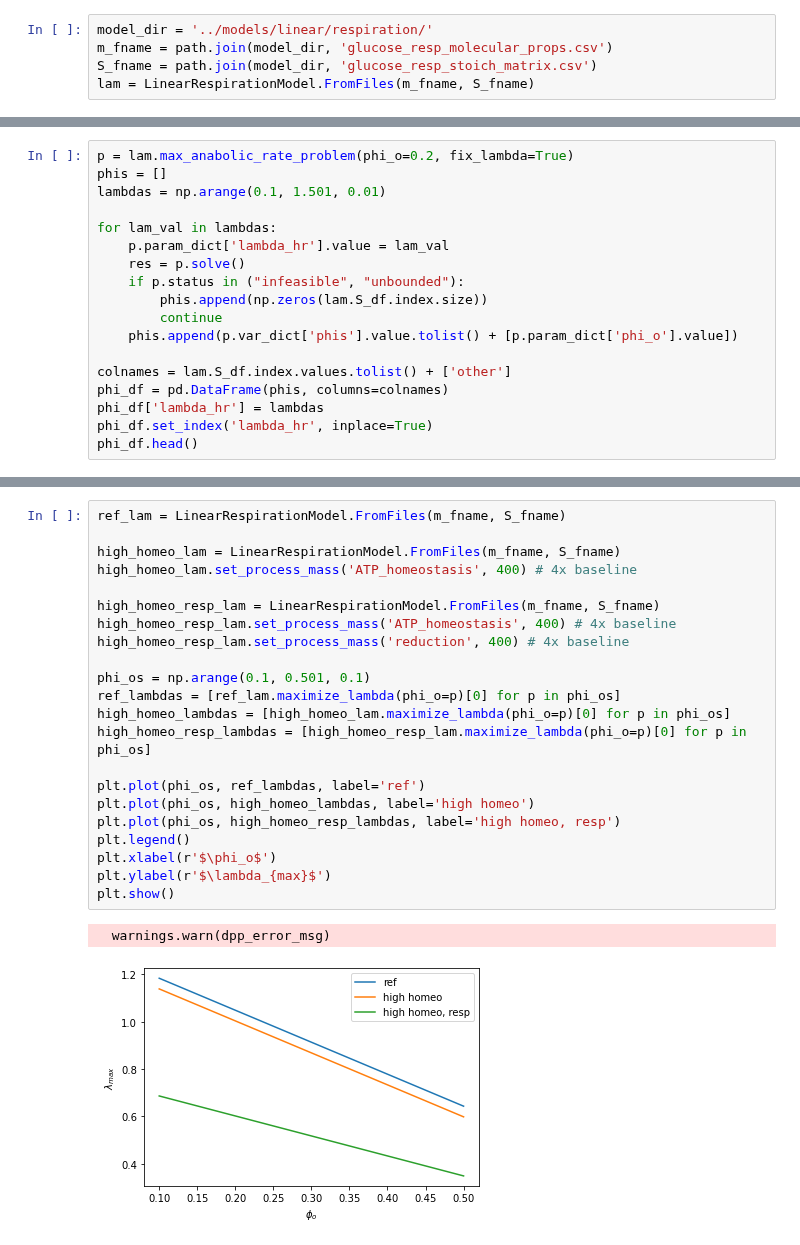
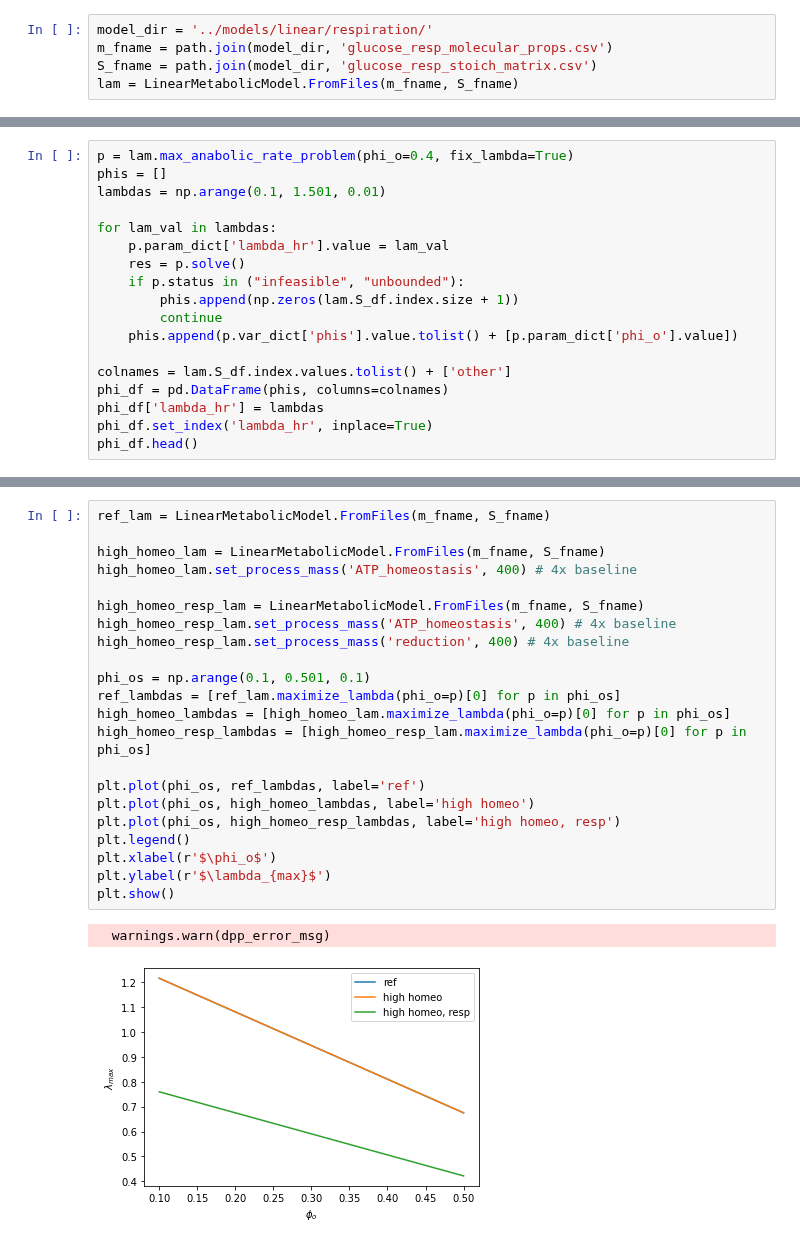
Before and after one commit to flamholz/redox-proteome, a Jupyter notebook: notebooks/LinearizedRespModel.ipynb, the cells around one changed output, grey strips where cells are left out. Drawn from its saved outputs; the diff is of its cells as text.

```diff
--- a/notebooks/LinearizedRespModel.ipynb
+++ b/notebooks/LinearizedRespModel.ipynb
@@ -13,5 +13,5 @@ from SALib import ProblemSpec
 model_dir = '../models/linear/respiration/'
 m_fname = path.join(model_dir, 'glucose_resp_molecular_props.csv')
 S_fname = path.join(model_dir, 'glucose_resp_stoich_matrix.csv')
-lam = LinearRespirationModel.FromFiles(m_fname, S_fname)
+lam = LinearMetabolicModel.FromFiles(m_fname, S_fname)
 # %%
@@ -41,5 +42,5 @@ p.value
 # %%
-p = lam.max_anabolic_rate_problem(phi_o=0.2, fix_lambda=True)
+p = lam.max_anabolic_rate_problem(phi_o=0.4, fix_lambda=True)
 phis = []
 lambdas = np.arange(0.1, 1.501, 0.01)
 
@@ -47,7 +48,7 @@ for lam_val in lambdas:
     p.param_dict['lambda_hr'].value = lam_val
     res = p.solve()
     if p.status in ("infeasible", "unbounded"):
-        phis.append(np.zeros(lam.S_df.index.size))
+        phis.append(np.zeros(lam.S_df.index.size + 1))
         continue
     phis.append(p.var_dict['phis'].value.tolist() + [p.param_dict['phi_o'].value])
 
@@ -184,25 +185,25 @@ res_df[mask][cols].sort_values('lambda_max', ascending=False)
 # %%
-ref_lam = LinearRespirationModel.FromFiles(m_fname, S_fname)
+ref_lam = LinearMetabolicModel.FromFiles(m_fname, S_fname)
 
-high_homeo_lam = LinearRespirationModel.FromFiles(m_fname, S_fname)
+high_homeo_lam = LinearMetabolicModel.FromFiles(m_fname, S_fname)
 high_homeo_lam.set_process_mass('ATP_homeostasis', 400) # 4x baseline
 
-high_homeo_resp_lam = LinearRespirationModel.FromFiles(m_fname, S_fname)
+high_homeo_resp_lam = LinearMetabolicModel.FromFiles(m_fname, S_fname)
 high_homeo_resp_lam.set_process_mass('ATP_homeostasis', 400) # 4x baseline
 high_homeo_resp_lam.set_process_mass('reduction', 400) # 4x baseline
 
 phi_os = np.arange(0.1, 0.501, 0.1)
 ref_lambdas = [ref_lam.maximize_lambda(phi_o=p)[0] for p in phi_os]
 high_homeo_lambdas = [high_homeo_lam.maximize_lambda(phi_o=p)[0] for p in phi_os]
 high_homeo_resp_lambdas = [high_homeo_resp_lam.maximize_lambda(phi_o=p)[0] for p in phi_os]
 
 plt.plot(phi_os, ref_lambdas, label='ref')
 plt.plot(phi_os, high_homeo_lambdas, label='high homeo')
 plt.plot(phi_os, high_homeo_resp_lambdas, label='high homeo, resp')
 plt.legend()
 plt.xlabel(r'$\phi_o$')
 plt.ylabel(r'$\lambda_{max}$')
 plt.show()
 # %% [output]
   warnings.warn(dpp_error_msg)
-[figure, old version]
+[figure, new version]
```
Also changed, not shown: parts of 12 cells of this notebook, 1 other file.
